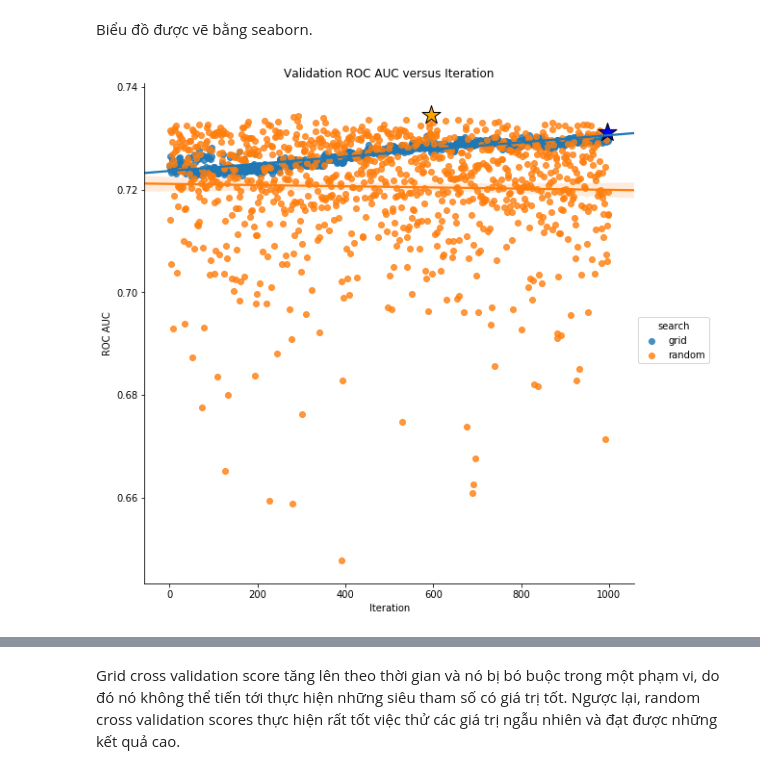
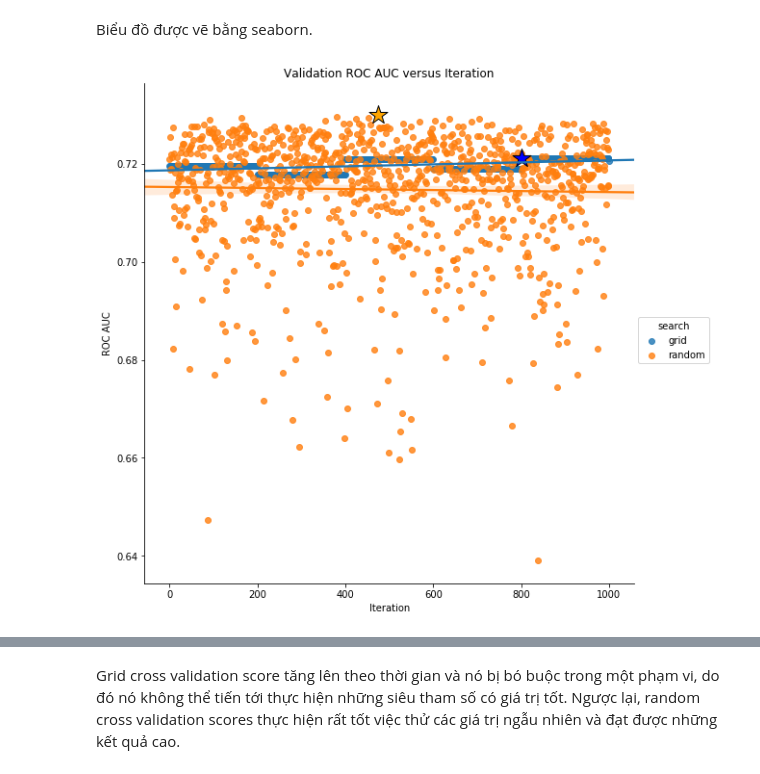
Before and after one commit to huuthang2509/Applied_DS, a Jupyter notebook: Manual_Model_Tuning.ipynb, the cells around one changed output, grey strips where cells are left out. Saved outputs shown, nothing was run; the diff lists cells and outputs as text; code cells hidden in the pictures.

Commit message:
Manual Model Tuning với Dataset của nhóm

```diff
--- a/Manual_Model_Tuning.ipynb
+++ b/Manual_Model_Tuning.ipynb
@@ -491,31 +484,49 @@ random_params
 # %% [markdown]
 Hàm `random_search` tương tự với `grid_search` tuy nhiên nó sẽ khác ở phương pháp tìm kiếm siêu tham số tiếp theo và nó sẽ có giới hạn số lần lặp lại.
 # %%
-def random_search(param_grid, max_evals = MAX_EVALS):
-    """Random search for hyperparameter optimization"""
+# Create file and open connection
+out_file = 'random_search_trials.csv'
+of_connection = open(out_file, 'w')
+writer = csv.writer(of_connection)
+
+# Write column names
+headers = ['score', 'hyperparameters', 'iteration']
+writer.writerow(headers)
+of_connection.close()
+
+def random_search(param_grid, out_file, max_evals = MAX_EVALS):
+    """Random search for hyperparameter optimization.
+       Writes result of search to csv file every search iteration."""
+
 
     # Dataframe for results
     results = pd.DataFrame(columns = ['score', 'params', 'iteration'],
                                   index = list(range(MAX_EVALS)))
-
-    # Keep searching until reach max evaluations
     for i in range(MAX_EVALS):
 
         # Choose random hyperparameters
-        hyperparameters = {k: random.sample(v, 1)[0] for k, v in param_grid.items()}
-        hyperparameters['subsample'] = 1.0 if hyperparameters['boosting_type'] == 'goss' else hyperparameters['subsample']
+        random_params = {k: random.sample(v, 1)[0] for k, v in param_grid.items()}
+        random_params['subsample'] = 1.0 if random_params['boosting_type'] == 'goss' else random_params['subsample']
 
         # Evaluate randomly selected hyperparameters
-        eval_results = objective(hyperparameters, i)
+        eval_results = objective(random_params, i)
+        results.loc[i, :] = eval_results
 
-        results.loc[i, :] = eval_results
+        # open connection (append option) and write results
+        of_connection = open(out_file, 'a')
+        writer = csv.writer(of_connection)
+        writer.writerow(eval_results)
+
+        # make sure to close connection
+        of_connection.close()
 
     # Sort with best score on top
     results.sort_values('score', ascending = False, inplace = True)
     results.reset_index(inplace = True)
+
     return results
 # %%
-random_results = random_search(param_grid)
+random_results = random_search(param_grid, out_file)
 
 print('The best validation score was {:.5f}'.format(random_results.loc[0, 'score']))
 print('\nThe best hyperparameters were:')
@@ -699,8 +615,8 @@ Chạy những dòng code này để thực hiện trên tập dữ liệu giớ
 # %% [markdown]
 Kết quả này thực hiện trên 1000 vòng lặp.
 # %%
-random_results = pd.read_csv('../input/home-credit-model-tuning/random_search_trials_1000.csv')
-grid_results = pd.read_csv('../input/home-credit-model-tuning/grid_search_trials_1000.csv')
+random_results = pd.read_csv('../input/home-credit-team8-model-tuning/random_search_trials_1000.csv').sort_values('score', ascending = False).reset_index()
+grid_results = pd.read_csv('../input/home-credit-team8-model-tuning/grid_search_trials_1000.csv').sort_values('score', ascending = False).reset_index()
 # %% [markdown]
 Khi lưu về file csv dữ liệu bị lưu ở dạng string. Do đó dùng `ast.literal_eval` để chuyển lại về dạng từ điển.
 # %%
@@ -767,16 +683,21 @@ Biểu đồ được vẽ bằng seaborn.
 best_grid_hyp = grid_hyp.iloc[grid_hyp['score'].idxmax()].copy()
 best_random_hyp = random_hyp.iloc[random_hyp['score'].idxmax()].copy()
 # %%
+# Combine results into one dataframe
+random_hyp['search'] = 'random'
+grid_hyp['search'] = 'grid'
 
+hyp = random_hyp.append(grid_hyp)
+hyp.head()
 hyp.sort_values('search', inplace = True)
 
 # Plot of scores over the course of searching
 sns.lmplot('iteration', 'score', hue = 'search', data = hyp, size = 8);
 plt.scatter(best_grid_hyp['iteration'], best_grid_hyp['score'], marker = '*', s = 400, c = 'blue', edgecolor = 'k')
 plt.scatter(best_random_hyp['iteration'], best_random_hyp['score'], marker = '*', s = 400, c = 'orange', edgecolor = 'k')
 plt.xlabel('Iteration'); plt.ylabel('ROC AUC'); plt.title("Validation ROC AUC versus Iteration");
 # %% [output]
-[figure, old version]
+[figure, new version]
 # %%
 print('Average validation score of grid search =   {:.5f}.'.format(np.mean(grid_hyp['score'])))
 print('Average validation score of random search = {:.5f}.'.format(np.mean(random_hyp['score'])))
```
Also changed, not shown: parts of 39 cells of this notebook.
